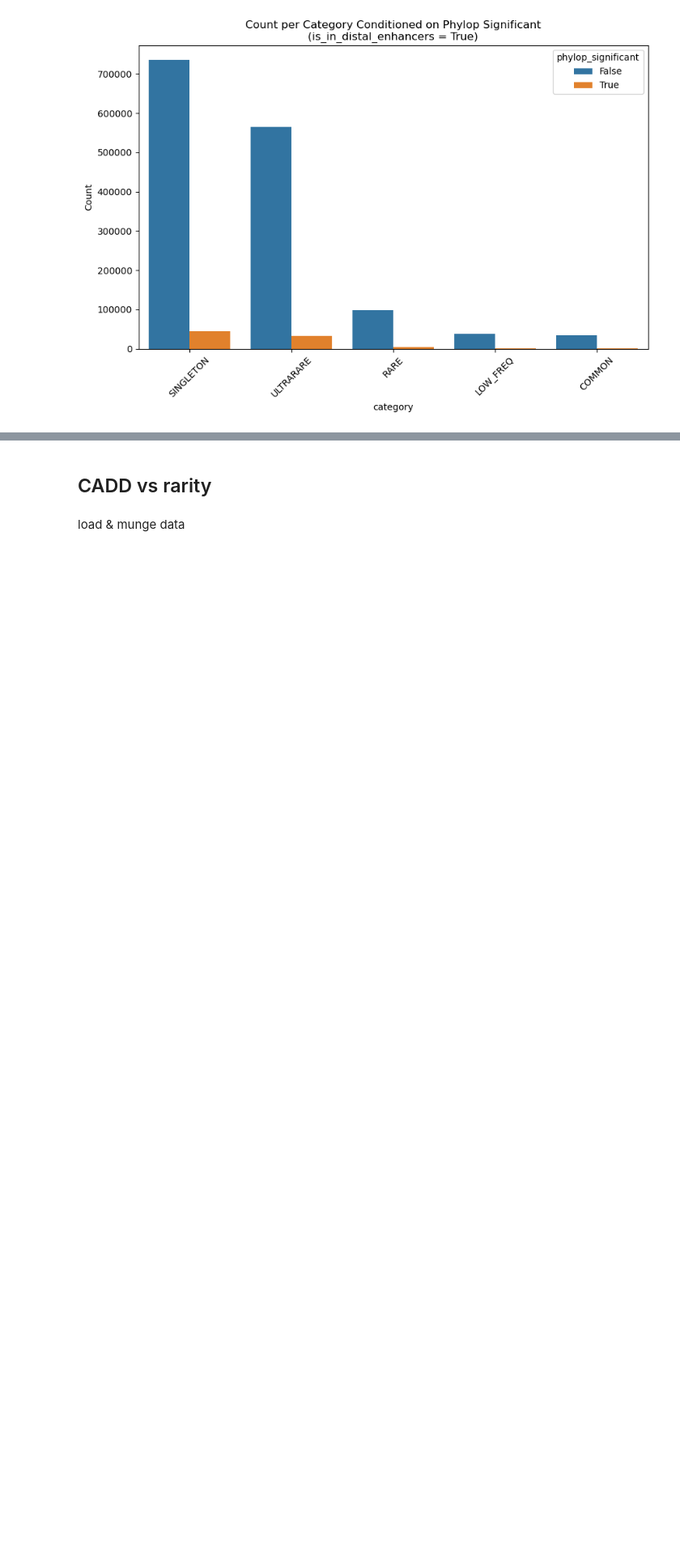
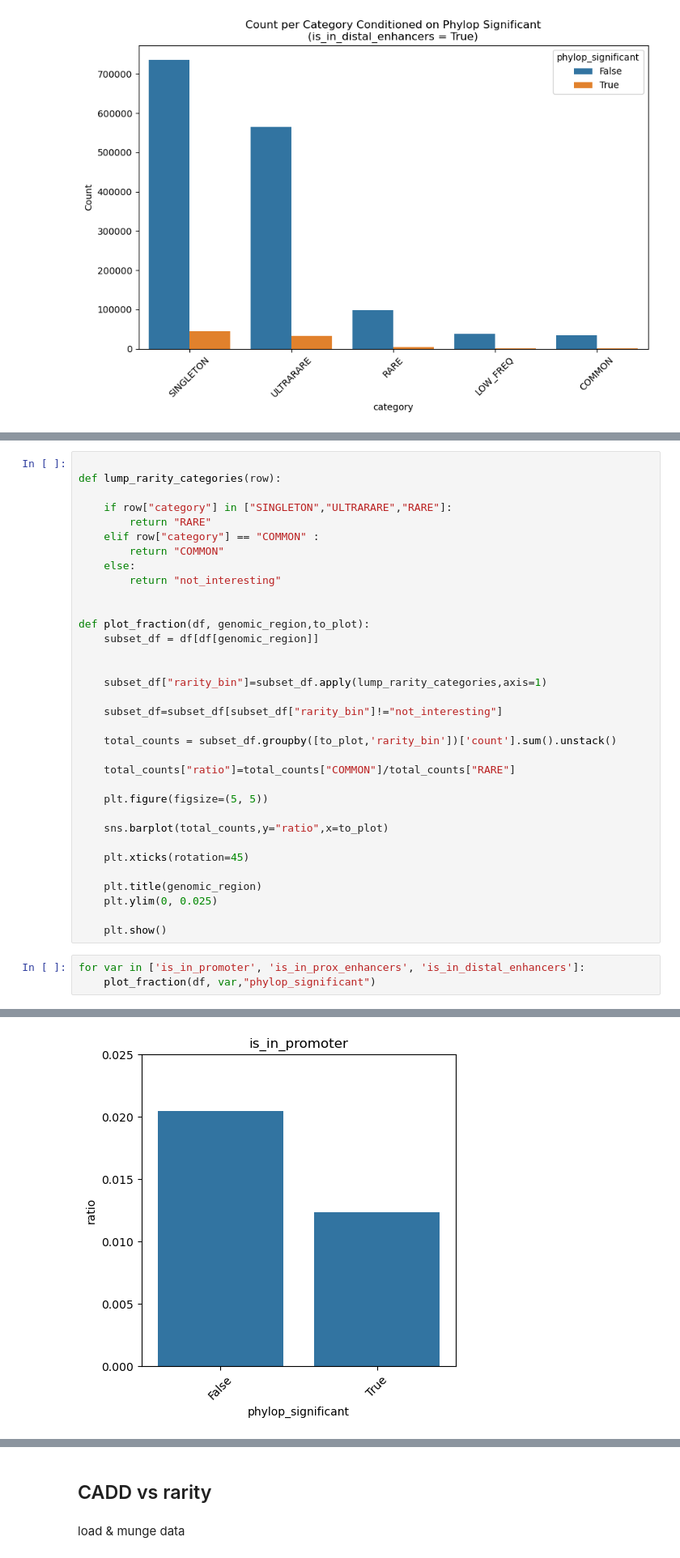
Before and after one commit to Reilly-Lab-Yale/variant_effects_mnoon, a Jupyter notebook: 3.graphs/graph_all.ipynb, the cells around one changed output, grey strips where cells are left out. Shown at 81% size. Saved outputs shown, nothing was run; the diff lists cells and outputs as text; blank space fills up the shorter version.

```diff
--- a/3.graphs/graph_all.ipynb
+++ b/3.graphs/graph_all.ipynb
@@ -80,0 +83,38 @@ See the caveats in the documentation: https://pandas.pydata.org/pandas-docs/stab
+# %%
+
+def lump_rarity_categories(row):
+
+    if row["category"] in ["SINGLETON","ULTRARARE","RARE"]:
+        return "RARE"
+    elif row["category"] == "COMMON" :
+        return "COMMON"
+    else:
+        return "not_interesting"
+
+
+def plot_fraction(df, genomic_region,to_plot):
+    subset_df = df[df[genomic_region]]
+
+
+    subset_df["rarity_bin"]=subset_df.apply(lump_rarity_categories,axis=1)
+
+    subset_df=subset_df[subset_df["rarity_bin"]!="not_interesting"]
+
+    total_counts = subset_df.groupby([to_plot,'rarity_bin'])['count'].sum().unstack()
+
+    total_counts["ratio"]=total_counts["COMMON"]/total_counts["RARE"]
+
+    plt.figure(figsize=(5, 5))
+
+    sns.barplot(total_counts,y="ratio",x=to_plot)
+
+    plt.xticks(rotation=45)
+
+    plt.title(genomic_region)
+    plt.ylim(0, 0.025)
+
+    plt.show()
+# %%
+for var in ['is_in_promoter', 'is_in_prox_enhancers', 'is_in_distal_enhancers']:
+    plot_fraction(df, var,"phylop_significant")
+# %% [output]
@@ -80,0 +126 @@ See the caveats in the documentation: https://pandas.pydata.org/pandas-docs/stab
+[figure, added]
```
Also changed, not shown: parts of 17 cells of this notebook, 3 other files.
